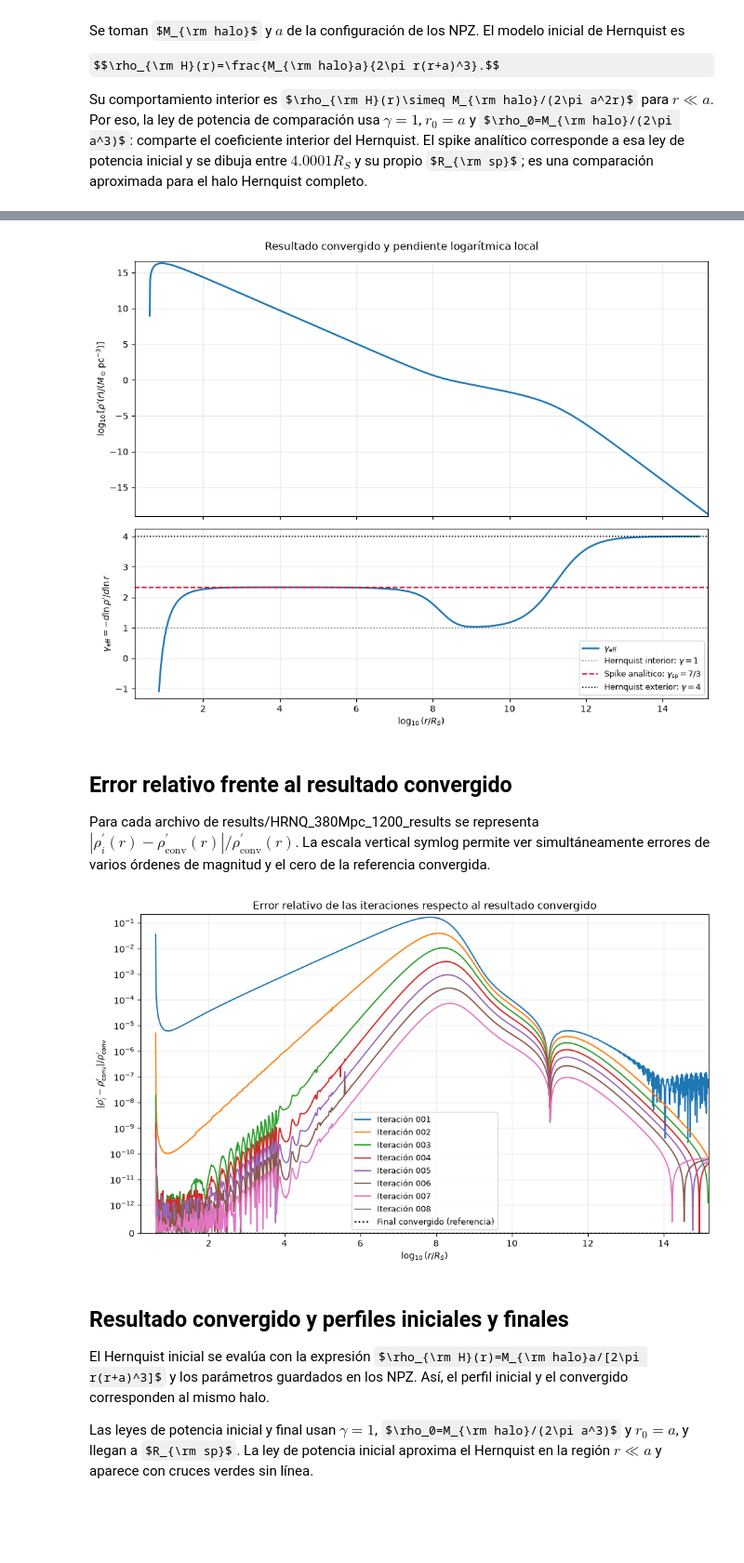
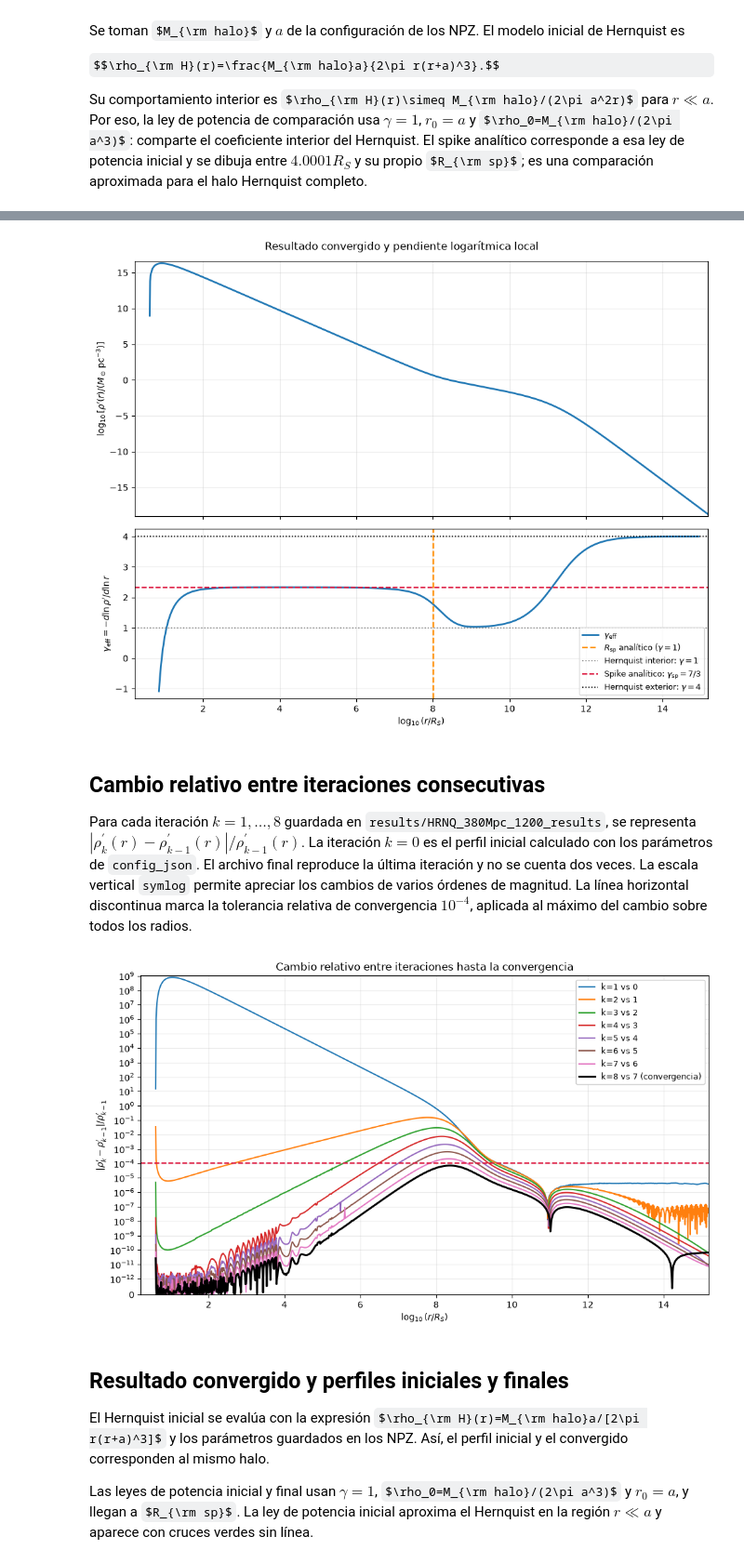
Before and after one commit to MagneticFungi/DM-spikes, a Jupyter notebook: Hernquist_self_consistent_test_1200.ipynb, the cells around one changed output, grey strips where cells are left out. Shown at 93% size. Saved outputs shown, nothing was run; the diff lists cells and outputs as text; code cells hidden in the pictures; some formulas as TeX source; blank space fills up the shorter version.

```diff
--- a/Hernquist_self_consistent_test_1200.ipynb
+++ b/Hernquist_self_consistent_test_1200.ipynb
@@ -189,6 +189,9 @@ ax_profile.grid(True, alpha=0.25)
 
 ax_slope.plot(x_converged[trim:-trim], gamma_eff[trim:-trim],
               color='tab:blue', linewidth=2, label=r'$\gamma_{\mathrm{eff}}$')
+ax_slope.axvline(np.log10(R_sp / R_S), color='darkorange',
+                 linestyle='--', linewidth=1.7,
+                 label=r'$R_{\rm sp}$ analítico ($\gamma=1$)')
 ax_slope.axhline(1.0, color='gray', linestyle=':', linewidth=1.3,
                  label=r'Hernquist interior: $\gamma=1$')
 ax_slope.axhline(gamma_spike(1.0), color='crimson', linestyle='--',
@@ -204,39 +207,57 @@ fig.suptitle('Resultado convergido y pendiente logarítmica local')
 fig.tight_layout()
 plt.show()
 # %% [output]
-[figure, old version]
+[figure, new version]
 # %% [markdown]
-## Error relativo frente al resultado convergido
+## Cambio relativo entre iteraciones consecutivas
 
-Para cada archivo de results/HRNQ_380Mpc_1200_results se representa $|\rho_i^\prime(r)-\rho_{\mathrm{conv}}^\prime(r)|/\rho_{\mathrm{conv}}^\prime(r)$. La escala vertical symlog permite ver simultáneamente errores de varios órdenes de magnitud y el cero de la referencia convergida.
+Para cada iteración $k=1,\ldots,8$ guardada en `results/HRNQ_380Mpc_1200_results`, se representa $|\rho_k^\prime(r)-\rho_{k-1}^\prime(r)|/\rho_{k-1}^\prime(r)$. La iteración $k=0$ es el perfil inicial calculado con los parámetros de `config_json`. El archivo final reproduce la última iteración y no se cuenta dos veces. La escala vertical `symlog` permite apreciar los cambios de varios órdenes de magnitud. La línea horizontal discontinua marca la tolerancia relativa de convergencia $10^{-4}$, aplicada al máximo del cambio sobre todos los radios.
 # %%
+iteration_records = sorted(
+    (rec for rec in records if not rec['is_final']),
+    key=lambda rec: rec['iteration'],
+)
+if not iteration_records or [rec['iteration'] for rec in iteration_records] != list(
+    range(1, converged_record['iteration'] + 1)
+):
+    raise ValueError('Faltan iteraciones para calcular cambios consecutivos hasta la convergencia.')
+if not iteration_records[-1]['converged']:
+    raise ValueError('La última iteración guardada no figura como convergida.')
+if not np.allclose(iteration_records[-1]['density'], rho_converged, rtol=1e-12, atol=0):
+    raise ValueError('El resultado final difiere de la última iteración guardada.')
+
+initial_density = hernquist(**reference['density']['parameters'])(iteration_records[0]['radii'])
+previous_density = initial_density  # k=0: perfil analítico inicial usado por el solver.
+max_error = 0.0
 fig, ax = plt.subplots(figsize=(10, 6))
-max_error = 0.0
-for rec in records:
-    if not np.array_equal(rec['radii'], r_converged):
+for rec in iteration_records:
+    if not np.array_equal(rec['radii'], iteration_records[0]['radii']):
         raise ValueError(f"Malla radial distinta en {rec['path'].name}")
-    relative_error = np.abs(rec['density'] - rho_converged) / rho_converged
-    max_error = max(max_error, float(np.max(relative_error)))
-    if rec['is_final']:
-        ax.plot(np.log10(rec['radii'] / R_S), relative_error,
-                color='black', linestyle=':', linewidth=1.7,
-                label='Final convergido (referencia)')
-    else:
-        ax.plot(np.log10(rec['radii'] / R_S), relative_error,
-                linewidth=1.5, label=rec['label'])
+    if not np.all(np.isfinite(previous_density)) or np.any(previous_density <= 0):
+        raise ValueError('La densidad anterior debe ser positiva y finita.')
+    k = rec['iteration']
+    relative_change = np.abs(rec['density'] / previous_density - 1.0)
+    max_error = max(max_error, float(np.max(relative_change)))
+    is_last = k == iteration_records[-1]['iteration']
+    ax.plot(np.log10(rec['radii'] / R_S), relative_change,
+            color='black' if is_last else None,
+            linewidth=2.2 if is_last else 1.5,
+            label=f'k={k} vs {k - 1}' + (' (convergencia)' if is_last else ''))
+    previous_density = rec['density']
 
 ax.set(xlim=(reference_x_left, np.log10(r_max / R_S)),
        ylim=(0, max_error * 1.3),
        xlabel=r'$\log_{10}(r/R_S)$',
-       ylabel=r'$|\rho_i^\prime-\rho_{\rm conv}^\prime|/\rho_{\rm conv}^\prime$',
-       title='Error relativo de las iteraciones respecto al resultado convergido')
+       ylabel=r'$|\rho_k^\prime-\rho_{k-1}^\prime|/\rho_{k-1}^\prime$',
+       title='Cambio relativo entre iteraciones hasta la convergencia')
 ax.set_yscale('symlog', linthresh=1e-12)
+ax.axhline(reference['solver']['rtol'], color='crimson', linestyle='--', linewidth=1.5)
 ax.grid(True, alpha=0.25)
-ax.legend(loc='best', fontsize=9)
+ax.legend(loc='upper right', fontsize=9, framealpha=1.0)
 fig.tight_layout()
 plt.show()
 # %% [output]
-[figure, old version]
+[figure, new version]
 # %% [markdown]
 ## Resultado convergido y perfiles iniciales y finales
 
```
Also changed, not shown: parts of 6 cells of this notebook, 1 other file.
